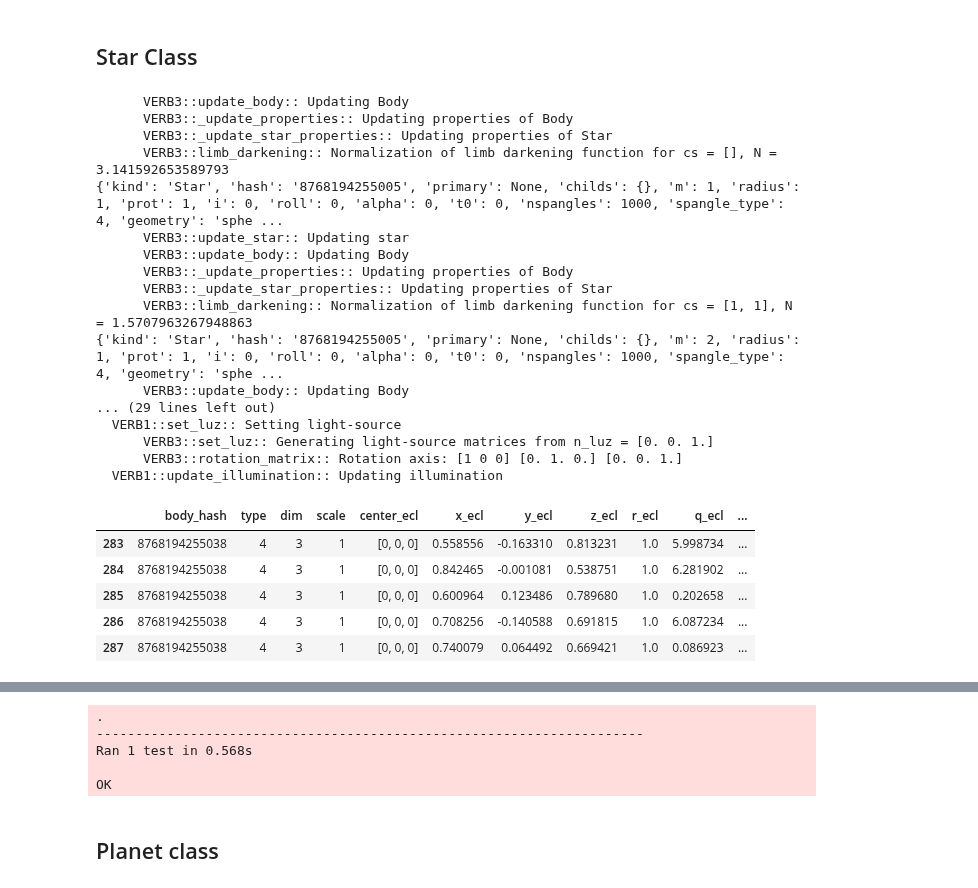
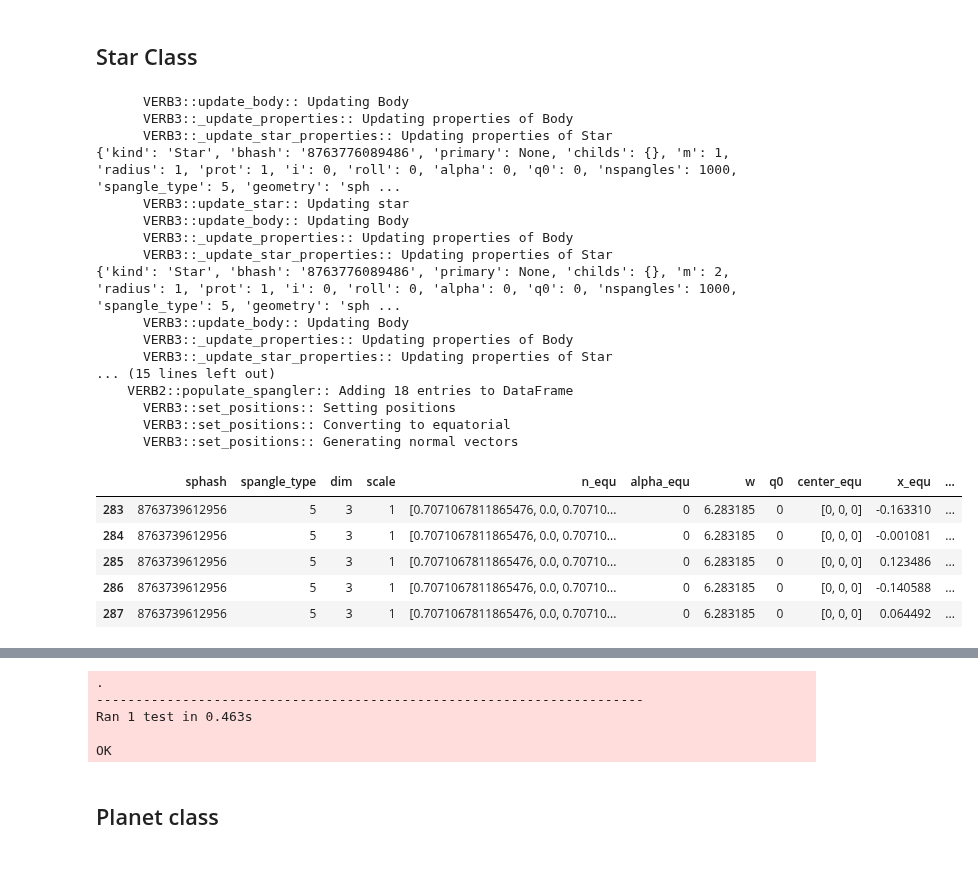
Before and after one commit to seap-udea/pryngles, a Jupyter notebook: dev/pryngles-body.ipynb, the cells around one changed output, grey strips where cells are left out. Drawn from its saved outputs; the diff is of its cells as text; code cells hidden in the pictures.

```diff
--- a/dev/pryngles-body.ipynb
+++ b/dev/pryngles-body.ipynb
@@ -125,7 +121,7 @@ These are the default attributes for any body.
 BODY_DEFAULTS=dict()
 BODY_DEFAULTS.update(odict(
 
-    hash=None,
+    bhash=None,
 
     #Orbit
     m=1,
@@ -136,7 +132,7 @@ BODY_DEFAULTS.update(odict(
     i=0, #Inclination of the rotational axis
     roll=0,
     alpha=0, #Zero meridian
-    t0=0,
+    q0=0,
 
     #Optics
     nspangles=1000,
@@ -278,18 +277,17 @@ def spangle_body(self):
     """
 
     #Create spangler
-    self.sp=Spangler(
+    self.sg=Spangler(
         nspangles=self.nspangles,
-        body_hash=self.hash,
-        spangle_type=self.spangle_type,
+        sphash=self.bhash,
         n_equ=self.n_equ,
         alpha_equ=self.alpha,
-        w_equ=self.wrot,
-        t0_equ=self.t0,
+        w=self.wrot,
+        q0=self.q0,
     )
 
     #Populate spangler
-    self.sp.populate_spangler(
+    self.sg.populate_spangler(
         scale=self.radius,
         seed=self.seed,
         geometry=self.geometry,
@@ -308,8 +306,9 @@ if IN_JUPYTER:
         B=Body("Body",BODY_DEFAULTS,None,hash='B',m=2,c=2)
         B.spangle_body()
 
-        print_df(B.sp.data.tail())
-        B.sp.plot3d()
+        print_df(B.sg.data.tail())
+        B.sg.update_simple_state()
+        B.sg.plot3d()
 
         Verbose.VERBOSITY=VERB_NONE
 
@@ -419,18 +420,31 @@ class Star(Body):
         #Check primary
         if self.primary is not None:
             if self.primary.kind!="Star":
-                raise ValueError(f"Only another Star can be the primary of a Star")
+                raise ValueError(f"Only another Star can be the primary of a Star (you provided {self.primary.kind})")
 
         self._update_star_properties()
 
     def _update_star_properties(self):
+        """Update specific properties of the star
+
+        Properties to update:
+
+            norm_limb_darkening: float:
+                Limb darkening function normalization.
+                Requires: limb_coefs.
+
+        """
         verbose(VERB_VERIFY,"Updating properties of Star")
 
-        #Update limb darkening normalization
+        #Compute limbdarkening at r = 0 to initialize normalization constant
         sci.limb_darkening(0,self.limb_coeffs)
+
+        #Store limb darkening normalization
         self.norm_limb_darkening=LIMB_NORMALIZATIONS[hash(tuple(self.limb_coeffs))]
 
     def update_star(self,**props):
+        """General update propeties of the Star
+        """
         verbose(VERB_VERIFY,"Updating star")
 
         Body.update_body(self,**props)
@@ -446,55 +460,57 @@ if IN_JUPYTER:
 
         #Check derived properties
         self.assertEqual(np.isclose([S.wrot],
                                     [2*np.pi/BODY_DEFAULTS["prot"]],
                                     rtol=1e-7),
                          [True]*1)
 
         S.update_star(m=2,limb_coeffs=[1,1])
         print(S)
 
         #Check exception: primary could not be different from None or Body
         self.assertRaises(AssertionError,lambda:Star(primary="Nada"))
 
         S=Star(nspangles=270,i=45*Consts.deg)
         S.spangle_body()
-        print_df(S.sp.data.tail())
-        S.sp.plot3d()
+        print_df(S.sg.data.tail())
+
+        S.sg.update_simple_state()
+        S.sg.plot3d()
 
         Verbose.VERBOSITY=VERB_NONE
 
     class Test(unittest.TestCase):pass
     Test.test_star=test_star
     unittest.main(argv=['first-arg-is-ignored'],exit=False)
 # %% [output]
       VERB3::update_body:: Updating Body
       VERB3::_update_properties:: Updating properties of Body
       VERB3::_update_star_properties:: Updating properties of Star
-      VERB3::limb_darkening:: Normalization of limb darkening function for cs = [], N = 3.141592653589793
-{'kind': 'Star', 'hash': '8768194255005', 'primary': None, 'childs': {}, 'm': 1, 'radius': 1, 'prot': 1, 'i': 0, 'roll': 0, 'alpha': 0, 't0': 0, 'nspangles': 1000, 'spangle_type': 4, 'geometry': 'sphe ...
+{'kind': 'Star', 'bhash': '8763776089486', 'primary': None, 'childs': {}, 'm': 1, 'radius': 1, 'prot': 1, 'i': 0, 'roll': 0, 'alpha': 0, 'q0': 0, 'nspangles': 1000, 'spangle_type': 5, 'geometry': 'sph ...
       VERB3::update_star:: Updating star
       VERB3::update_body:: Updating Body
       VERB3::_update_properties:: Updating properties of Body
       VERB3::_update_star_properties:: Updating properties of Star
-      VERB3::limb_darkening:: Normalization of limb darkening function for cs = [1, 1], N = 1.5707963267948863
-{'kind': 'Star', 'hash': '8768194255005', 'primary': None, 'childs': {}, 'm': 2, 'radius': 1, 'prot': 1, 'i': 0, 'roll': 0, 'alpha': 0, 't0': 0, 'nspangles': 1000, 'spangle_type': 4, 'geometry': 'sphe ...
+{'kind': 'Star', 'bhash': '8763776089486', 'primary': None, 'childs': {}, 'm': 2, 'radius': 1, 'prot': 1, 'i': 0, 'roll': 0, 'alpha': 0, 'q0': 0, 'nspangles': 1000, 'spangle_type': 5, 'geometry': 'sph ...
       VERB3::update_body:: Updating Body
-... (29 lines left out)
-  VERB1::set_luz:: Setting light-source
-      VERB3::set_luz:: Generating light-source matrices from n_luz = [0. 0. 1.]
-      VERB3::rotation_matrix:: Rotation axis: [1 0 0] [0. 1. 0.] [0. 0. 1.]
-  VERB1::update_illumination:: Updating illumination
+      VERB3::_update_properties:: Updating properties of Body
+      VERB3::_update_star_properties:: Updating properties of Star
+... (15 lines left out)
+    VERB2::populate_spangler:: Adding 18 entries to DataFrame
+      VERB3::set_positions:: Setting positions
+      VERB3::set_positions:: Converting to equatorial
+      VERB3::set_positions:: Generating normal vectors
-|  | body_hash | type | dim | scale | center_ecl | x_ecl | y_ecl | z_ecl | r_ecl | q_ecl | ... |
-| 283 | 8768194255038 | 4 | 3 | 1 | [0, 0, 0] | 0.558556 | -0.163310 | 0.813231 | 1.0 | 5.998734 | ... |
-| 284 | 8768194255038 | 4 | 3 | 1 | [0, 0, 0] | 0.842465 | -0.001081 | 0.538751 | 1.0 | 6.281902 | ... |
-| 285 | 8768194255038 | 4 | 3 | 1 | [0, 0, 0] | 0.600964 | 0.123486 | 0.789680 | 1.0 | 0.202658 | ... |
-| 286 | 8768194255038 | 4 | 3 | 1 | [0, 0, 0] | 0.708256 | -0.140588 | 0.691815 | 1.0 | 6.087234 | ... |
-| 287 | 8768194255038 | 4 | 3 | 1 | [0, 0, 0] | 0.740079 | 0.064492 | 0.669421 | 1.0 | 0.086923 | ... |
+|  | sphash | spangle_type | dim | scale | n_equ | alpha_equ | w | q0 | center_equ | x_equ | ... |
+| 283 | 8763739612956 | 5 | 3 | 1 | [0.7071067811865476, 0.0, 0.70710... | 0 | 6.283185 | 0 | [0, 0, 0] | -0.163310 | ... |
+| 284 | 8763739612956 | 5 | 3 | 1 | [0.7071067811865476, 0.0, 0.70710... | 0 | 6.283185 | 0 | [0, 0, 0] | -0.001081 | ... |
+| 285 | 8763739612956 | 5 | 3 | 1 | [0.7071067811865476, 0.0, 0.70710... | 0 | 6.283185 | 0 | [0, 0, 0] | 0.123486 | ... |
+| 286 | 8763739612956 | 5 | 3 | 1 | [0.7071067811865476, 0.0, 0.70710... | 0 | 6.283185 | 0 | [0, 0, 0] | -0.140588 | ... |
+| 287 | 8763739612956 | 5 | 3 | 1 | [0.7071067811865476, 0.0, 0.70710... | 0 | 6.283185 | 0 | [0, 0, 0] | 0.064492 | ... |
 [interactive output not drawn]
 [interactive output not drawn]
 .
 ----------------------------------------------------------------------
-Ran 1 test in 0.568s
+Ran 1 test in 0.463s
 
 OK
 # %% [markdown]
```
Also changed, not shown: parts of 15 cells of this notebook, 13 other files.
